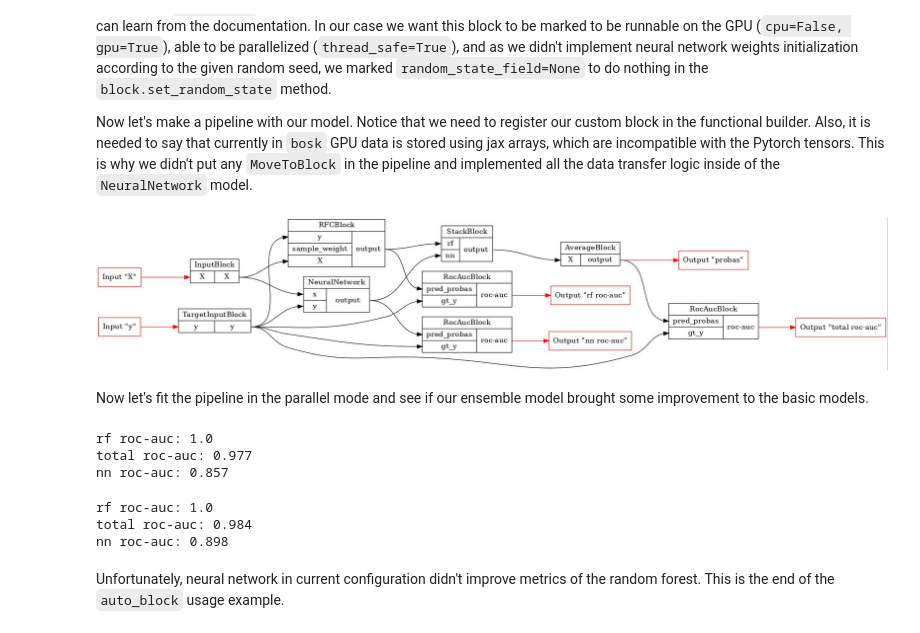
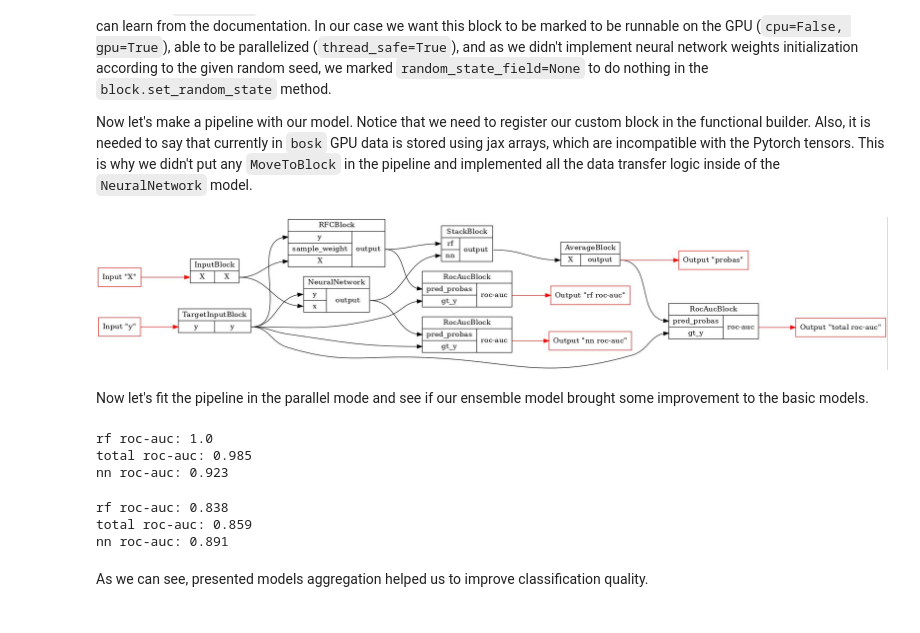
Before and after one commit to NTAILab/bosk, a Jupyter notebook: examples/blocks/autoblock.ipynb, the cells around one changed output. Saved outputs shown, nothing was run; the diff lists cells and outputs as text; code cells hidden in the pictures.

```diff
--- a/examples/blocks/autoblock.ipynb
+++ b/examples/blocks/autoblock.ipynb
@@ -76,28 +76,28 @@ Now let's make a pipeline with our model. Notice that we need to register our cu
 # %%
 dim = 2
 
 b = FunctionalPipelineBuilder()
 X, y = b.Input()(), b.TargetInput()()
-rf = b.RFC(n_estimators=30)(X=X, y=y)
+rf = b.RFC()(X=X, y=y)
 rf_roc_auc = b.RocAuc()(gt_y=y, pred_probas=rf)
 
 # block registration
 nn_func_block_wrapper = b.new(NeuralNetwork, dim=dim)
 # adding our block in the pipeline
 nn = nn_func_block_wrapper(x=X, y=y)
 
 nn_roc_auc = b.RocAuc()(gt_y=y, pred_probas=nn)
 stack = b.Stack(['rf', 'nn'], axis=1)(rf=rf, nn=nn)
 average = b.Average(axis=1)(X=stack)
 roc_auc = b.RocAuc()(gt_y=y, pred_probas=average)
 pipeline = b.build(
     {'X': X, 'y': y},
     {'probas': average, 'rf roc-auc': rf_roc_auc, 'total roc-auc': roc_auc, 'nn roc-auc': nn_roc_auc}
 )
 GraphvizPainter(figure_dpi=100).from_pipeline(pipeline).render('pipeline.jpeg')
 display(Image('pipeline.jpeg'))
 # %% [output]
-[figure, old version]
+[figure, new version]
 # %% [markdown]
 Now let's fit the pipeline in the parallel mode and see if our ensemble model brought some improvement to the basic models.
 # %%
@@ -112,16 +112,16 @@ for key, val in fit_res.items():
     print(f'{key}:', round(val, 3))
 # %% [output]
 rf roc-auc: 1.0
-total roc-auc: 0.977
-nn roc-auc: 0.857
+total roc-auc: 0.985
+nn roc-auc: 0.923
 # %%
-test_exec = GreedyParallelExecutor(pipeline, Stage.FIT, outputs=['rf roc-auc', 'nn roc-auc', 'total roc-auc'])
+test_exec = GreedyParallelExecutor(pipeline, Stage.TRANSFORM, outputs=['rf roc-auc', 'nn roc-auc', 'total roc-auc'])
 test_res = test_exec(test_data).numpy()
 for key, val in test_res.items():
     print(f'{key}:', round(val, 3))
 # %% [output]
-rf roc-auc: 1.0
-total roc-auc: 0.984
-nn roc-auc: 0.898
+rf roc-auc: 0.838
+total roc-auc: 0.859
+nn roc-auc: 0.891
-# %% [markdown]
-Unfortunately, neural network in current configuration didn't improve metrics of the random forest. This is the end of the `auto_block` usage example.
+# %% [markdown]
+As we can see, presented models aggregation helped us to improve classification quality.
```
